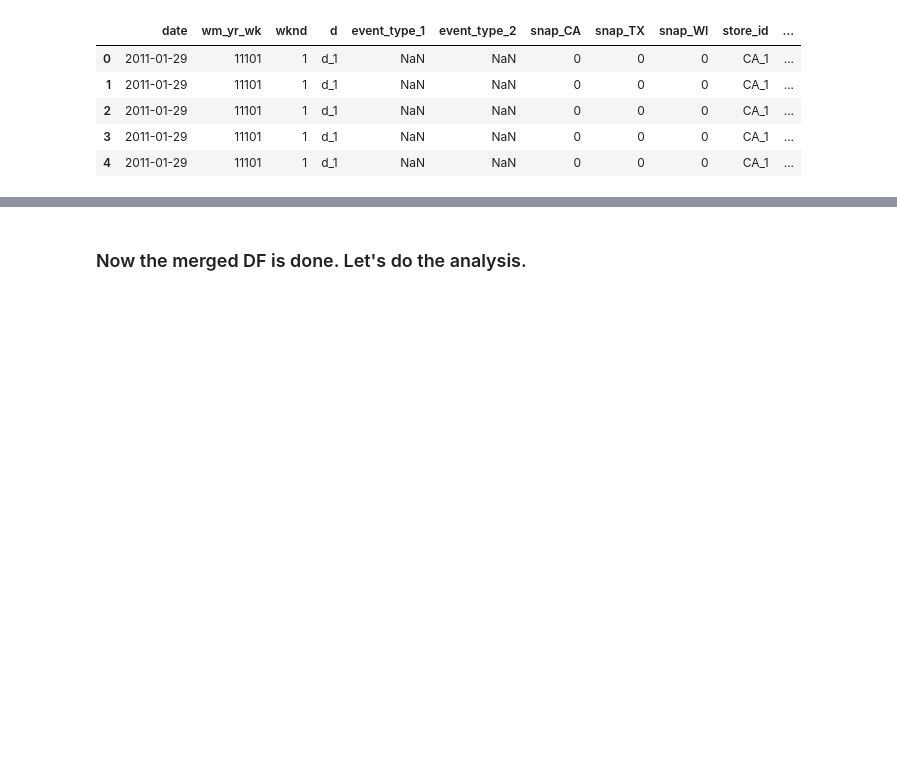
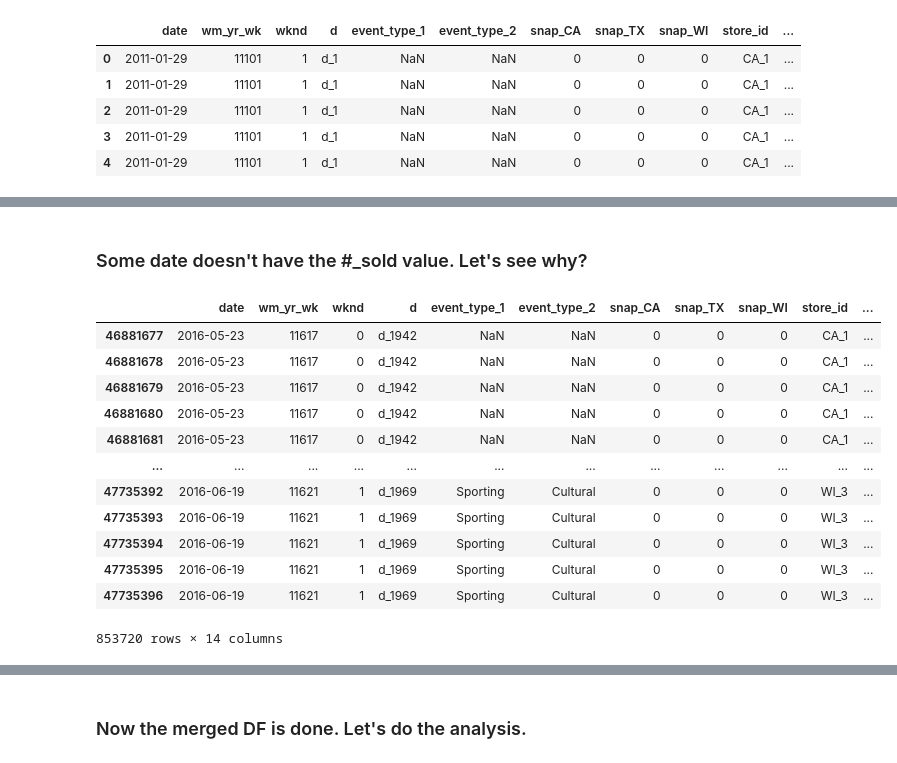
Before and after one commit to soi130/M5_case_study, a Jupyter notebook: M5_analysis.ipynb, the cells around one changed output, grey strips where cells are left out. Saved outputs shown, nothing was run; the diff lists cells and outputs as text; code cells hidden in the pictures; blank space fills up the shorter version.

Commit message:
finish holiday and events

```diff
--- a/M5_analysis.ipynb
+++ b/M5_analysis.ipynb
@@ -610,0 +641,20 @@ total_df.head()
+# %% [markdown]
+### Some date doesn't have the #_sold value. Let's see why?
+# %%
+temp = total_df.loc[total_df['#_sold'].isna()]
+
+temp
+# %% [output]
+|  | date | wm_yr_wk | wknd | d | event_type_1 | event_type_2 | snap_CA | snap_TX | snap_WI | store_id | ... |
+| 46881677 | 2016-05-23 | 11617 | 0 | d_1942 | NaN | NaN | 0 | 0 | 0 | CA_1 | ... |
+| 46881678 | 2016-05-23 | 11617 | 0 | d_1942 | NaN | NaN | 0 | 0 | 0 | CA_1 | ... |
+| 46881679 | 2016-05-23 | 11617 | 0 | d_1942 | NaN | NaN | 0 | 0 | 0 | CA_1 | ... |
+| 46881680 | 2016-05-23 | 11617 | 0 | d_1942 | NaN | NaN | 0 | 0 | 0 | CA_1 | ... |
+| 46881681 | 2016-05-23 | 11617 | 0 | d_1942 | NaN | NaN | 0 | 0 | 0 | CA_1 | ... |
+| ... | ... | ... | ... | ... | ... | ... | ... | ... | ... | ... | ... |
+| 47735392 | 2016-06-19 | 11621 | 1 | d_1969 | Sporting | Cultural | 0 | 0 | 0 | WI_3 | ... |
+| 47735393 | 2016-06-19 | 11621 | 1 | d_1969 | Sporting | Cultural | 0 | 0 | 0 | WI_3 | ... |
+| 47735394 | 2016-06-19 | 11621 | 1 | d_1969 | Sporting | Cultural | 0 | 0 | 0 | WI_3 | ... |
+| 47735395 | 2016-06-19 | 11621 | 1 | d_1969 | Sporting | Cultural | 0 | 0 | 0 | WI_3 | ... |
+| 47735396 | 2016-06-19 | 11621 | 1 | d_1969 | Sporting | Cultural | 0 | 0 | 0 | WI_3 | ... |
+853720 rows × 14 columns
```
Also changed, not shown: parts of 16 cells of this notebook.
